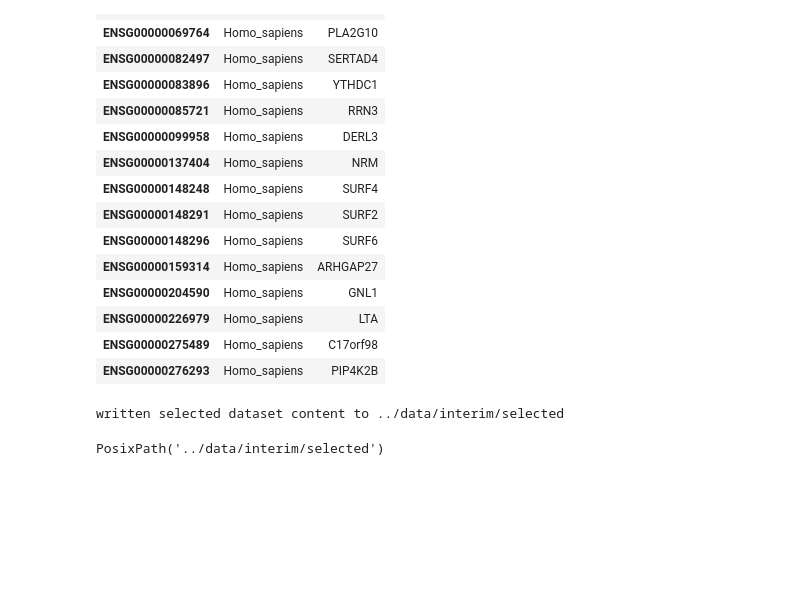
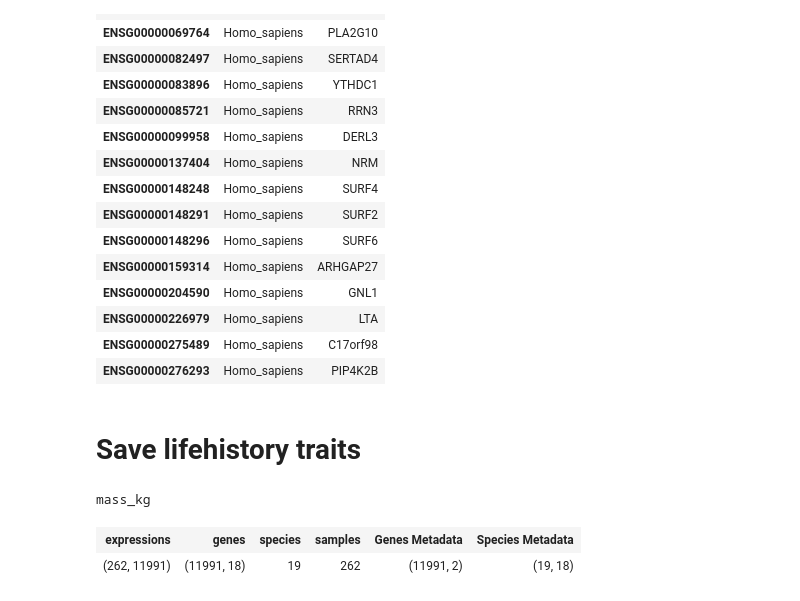
Before and after one commit to antonkulaga/yspecies, a Jupyter notebook: notebooks/select_samples.ipynb, the cells around one changed output. Drawn from its saved outputs; the diff is of its cells as text; code cells hidden in the pictures; blank space fills up the shorter version.

```diff
--- a/notebooks/select_samples.ipynb
+++ b/notebooks/select_samples.ipynb
@@ -456,8 +471,16 @@ excluding problematic genes: 15
 | ENSG00000226979 | Homo_sapiens | LTA |
 | ENSG00000275489 | Homo_sapiens | C17orf98 |
 | ENSG00000276293 | Homo_sapiens | PIP4K2B |
-# %%
-selected_dataset.write(locations.interim.dir)
-# %% [output]
-written selected dataset content to ../data/interim/selected
-PosixPath('../data/interim/selected')
+# %% [markdown]
+# Save lifehistory traits #
+# %%
+def data_for_feature(df: pd.DataFrame, feature: str):
+    data = df.by_species.dropna(feature)
+    data.name = feature
+    (not_na_genes_number, not_na_expression_number) = na_numbers(data.samples)
+    return data.by_genes.dropna(thresh = not_na_genes_number).dropna(not_na_expression_number)
+data_for_feature(selected_dataset, "mass_kg")
+# %% [output]
+mass_kg
+| expressions | genes | species | samples | Genes Metadata | Species Metadata |
+| (262, 11991) | (11991, 18) | 19 | 262 | (11991, 2) | (19, 18) |
```
Also changed, not shown: parts of 13 cells of this notebook, 15 other files.
